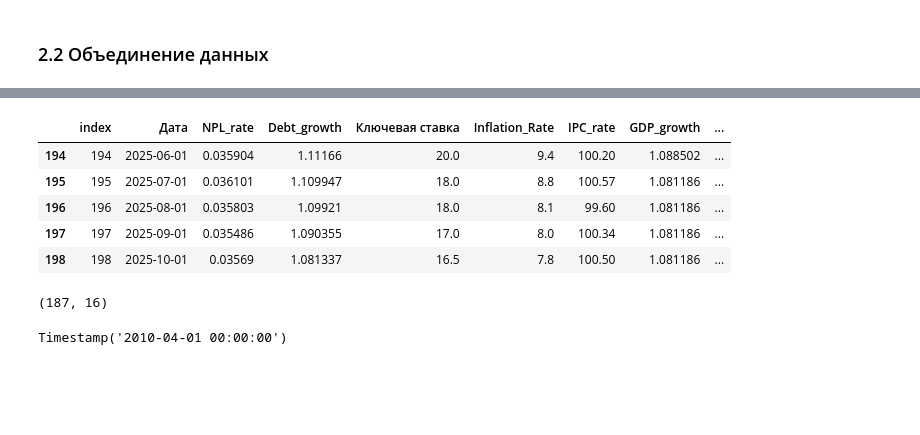
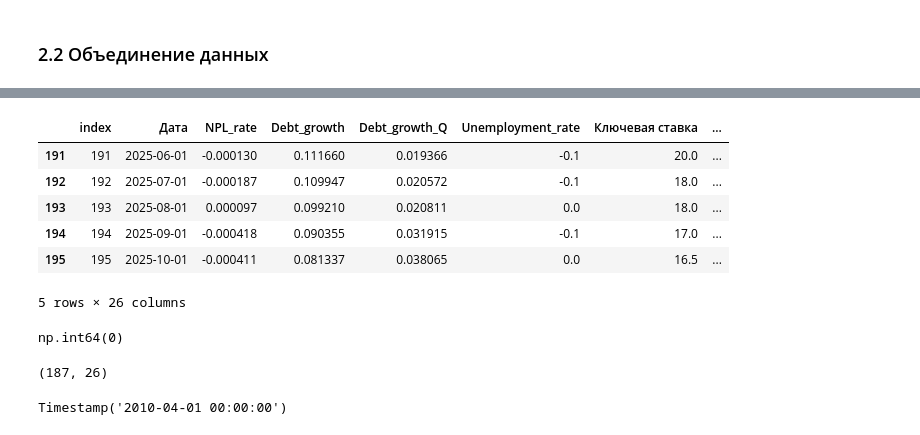
Before and after one commit to SofiaMakashova/ITMO_NIR, a Jupyter notebook: Построение DAG.ipynb, the cells around one changed output, grey strips where cells are left out. Cells and saved outputs as stored; diff of their text form; code cells hidden in the pictures; blank space fills up the shorter version.

Commit message:
1. Дополнила папку data новыми данными после дополниетльного анализа предметной области 2. Скорректировала скрипт под новые данные 3. Переписала метод Грейнджера

```diff
--- a/Построение DAG.ipynb
+++ b/Построение DAG.ipynb
@@ -337,0 +731,2 @@ outer_debt_df.tail()
+# %%
+outer_debt_df.set_index('Дата').external_debt.plot()
@@ -337,0 +736,2 @@ outer_debt_df.tail()
+# %%
+outer_debt_df.set_index('Дата').external_debt_rate.plot()
@@ -382,0 +807,11 @@ cargo_index_df
+# %%
+RUB_df = pd.read_excel('data/exchange_rate.xlsx')
+RUB_df = RUB_df.T
+RUB_df.columns = ['Year', 'Month', 'Комментарии'] + RUB_df.iloc[0, 3:].to_list()
+RUB_df = RUB_df[RUB_df['Year'].notna()]
+RUB_df.Month = RUB_df.Month.str.lower().str.strip().map(month_dict)
+RUB_df['Дата'] = RUB_df.apply(create_date, axis=1)
+RUB_df = RUB_df[['Дата', 'Средний номинальный курс доллара США к рублю за период']].reset_index().drop('index', axis=1)
+RUB_df['Средний номинальный курс доллара США к рублю за период'] = pd.to_numeric(RUB_df['Средний номинальный курс доллара США к рублю за период'])
+RUB_df['USD_growth'] = RUB_df['Средний номинальный курс доллара США к рублю за период']/RUB_df['Средний номинальный курс доллара США к рублю за период'].shift(12)
+RUB_df.head()
@@ -382,0 +825,2 @@ cargo_index_df
+# %%
+RUB_df.set_index('Дата').USD_growth.plot()
@@ -389,44 +832,70 @@ Timestamp('2015-01-01 00:00:00')
 # %%
 full_df = \
-(NPL_ratio_df[['Дата', 'NPL_rate', 'Debt_growth']]
- #.merge(Unemployment_rate_df[['Unemployment_rate', 'Дата']], on='Дата')
+(NPL_ratio_df[['Дата', 'NPL_rate', 'Debt_growth', 'Debt_growth_Q']]
+ .merge(Unemployment_rate_df[['Unemployment_rate', 'Дата']], on='Дата', how='left')
  .merge(IR_df, on='Дата', how='left')
  .merge(inflation_df[['Inflation_Rate', 'Дата']], on='Дата', how='left')
  .merge(IPC_df[['IPC_rate', 'Дата']], on='Дата', how='left')
  .merge(GDP_df[['GDP_growth', 'Дата']], on='Дата', how='left')
  .merge(income_df[['Income_growth', 'Дата']], on='Дата', how='left')
- .merge(commodity_prices, on='Дата', how='left')
- .merge(outer_debt_df[['Дата', 'external_debt_rate']], on='Дата', how='left')
- .merge(cargo_index_df[['Дата', 'Cargo_Index']], on='Дата', how='left')
+ .merge(oil_urals_df[['Дата', 'ural', 'ural_qrowth']], on='Дата', how='left')
+ .merge(commodity_prices[['Дата', 'brent', 'brent_growth', 'gas_growth', 'copper_growth', 'gold_growth']], on='Дата', how='left')
+ .merge(outer_debt_df[['Дата', 'external_debt_rate', 'external_debt']], on='Дата', how='left')
+ .merge(indexes_df[['Дата', 'sp_close', 'vix']], on='Дата', how='left')
+ .merge(RUB_df[['Дата', 'USD_growth']], on='Дата', how='left')
+ #.merge(cargo_index_df[['Дата', 'Cargo_Index']], on='Дата', how='left')
 ).reset_index()
+
 full_df = full_df[full_df['Debt_growth'].notna()]
+
+# Заполняем квартальные показатели
+full_df['GDP_growth'] = full_df['GDP_growth'].ffill()
+full_df['external_debt'] = full_df['external_debt'].ffill()
+full_df['external_debt_rate'] = full_df['external_debt_rate'].ffill()
+
+# ключевая ставка проставлена только в месяцы изменения
 full_df['Ключевая ставка'] = full_df['Ключевая ставка'].ffill()
 full_df['Ключевая ставка'] = full_df['Ключевая ставка'].bfill()
-full_df['external_debt_rate'] = full_df['external_debt_rate'].ffill()
+
+"""
+
 full_df['brent'] = full_df['brent'].bfill()
 full_df['gas'] = full_df['gas'].bfill()
 full_df['copper'] = full_df['copper'].bfill()
 full_df['gold'] = full_df['gold'].bfill()
-full_df['GDP_growth'] = full_df['GDP_growth'].ffill()
+
 full_df['Income_growth'] = full_df['Income_growth'].ffill()
 full_df['Cargo_Index'] = full_df['Cargo_Index'].ffill()
 full_df['Cargo_Index'] = full_df['Cargo_Index'].bfill()
+"""
+
 # добавим льготные каникулы
 full_df['credit_holidays'] = 0
 full_df.loc[(full_df.Дата >= '2020-04-01')&(full_df.Дата <= '2020-09-01'), 'credit_holidays'] = 1
 full_df.loc[(full_df.Дата >= '2022-03-01')&(full_df.Дата <= '2022-09-01'), 'credit_holidays'] = 1
+
+# реальная ключевая ставка
+full_df['Real_Rate'] = full_df['Ключевая ставка'] - full_df['Inflation_Rate']
+# дисконт на нефть
+full_df['oil_discount'] = 1 - full_df['ural']/full_df['brent']
+
 full_df.tail(5)
 # %% [output]
-|  | index | Дата | NPL_rate | Debt_growth | Ключевая ставка | Inflation_Rate | IPC_rate | GDP_growth | ... |
-| 194 | 194 | 2025-06-01 | 0.035904 | 1.11166 | 20.0 | 9.4 | 100.20 | 1.088502 | ... |
-| 195 | 195 | 2025-07-01 | 0.036101 | 1.109947 | 18.0 | 8.8 | 100.57 | 1.081186 | ... |
-| 196 | 196 | 2025-08-01 | 0.035803 | 1.09921 | 18.0 | 8.1 | 99.60 | 1.081186 | ... |
-| 197 | 197 | 2025-09-01 | 0.035486 | 1.090355 | 17.0 | 8.0 | 100.34 | 1.081186 | ... |
-| 198 | 198 | 2025-10-01 | 0.03569 | 1.081337 | 16.5 | 7.8 | 100.50 | 1.081186 | ... |
+|  | index | Дата | NPL_rate | Debt_growth | Debt_growth_Q | Unemployment_rate | Ключевая ставка | ... |
+| 191 | 191 | 2025-06-01 | -0.000130 | 0.111660 | 0.019366 | -0.1 | 20.0 | ... |
+| 192 | 192 | 2025-07-01 | -0.000187 | 0.109947 | 0.020572 | -0.1 | 18.0 | ... |
+| 193 | 193 | 2025-08-01 | 0.000097 | 0.099210 | 0.020811 | 0.0 | 18.0 | ... |
+| 194 | 194 | 2025-09-01 | -0.000418 | 0.090355 | 0.031915 | -0.1 | 17.0 | ... |
+| 195 | 195 | 2025-10-01 | -0.000411 | 0.081337 | 0.038065 | 0.0 | 16.5 | ... |
+5 rows × 26 columns
+# %%
+full_df.isna().sum().sum()
+# %% [output]
+np.int64(0)
 # %%
 full_df.shape
 # %% [output]
-(187, 16)
+(187, 26)
 # %%
 full_df.Дата.min()
 # %% [output]
```
Also changed, not shown: parts of 91 cells of this notebook, 9 other files.
